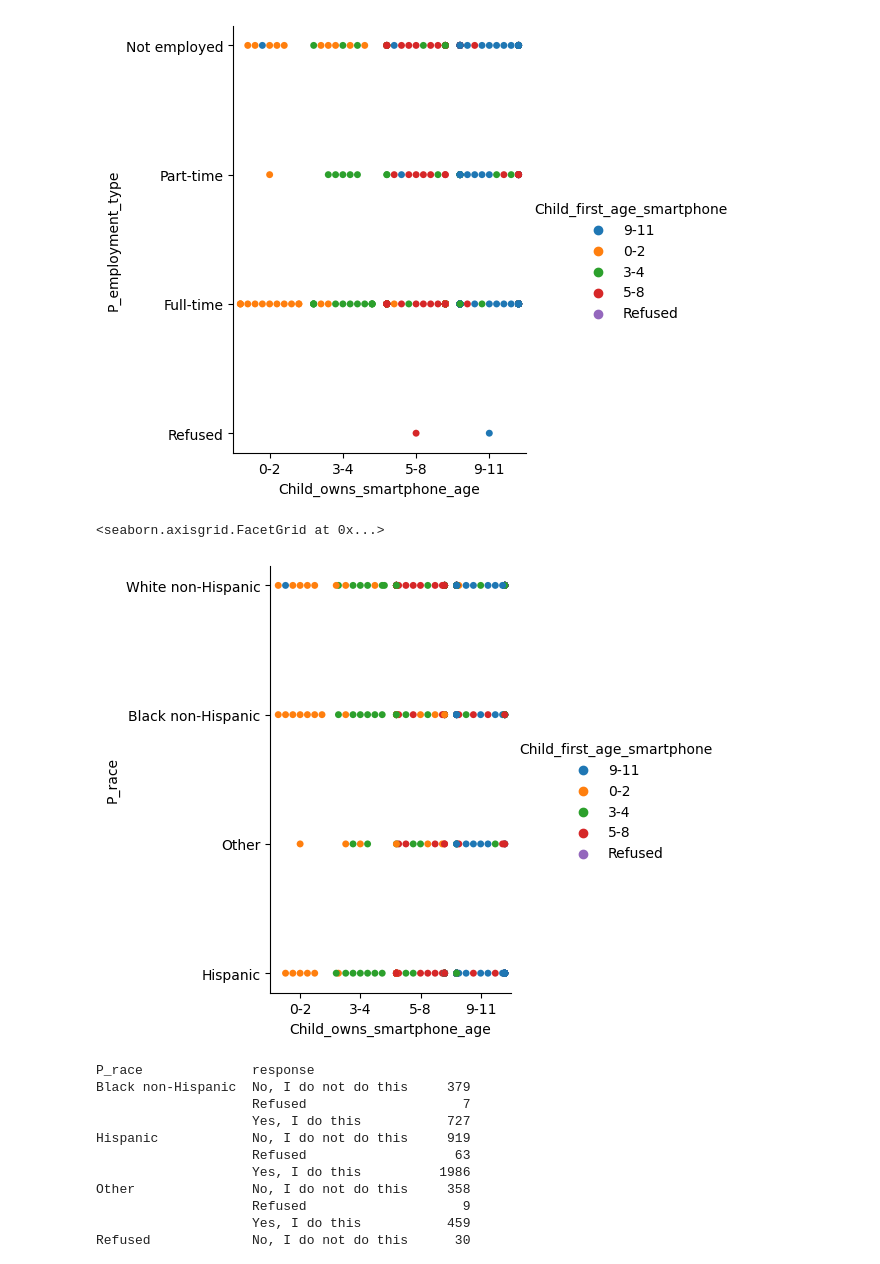
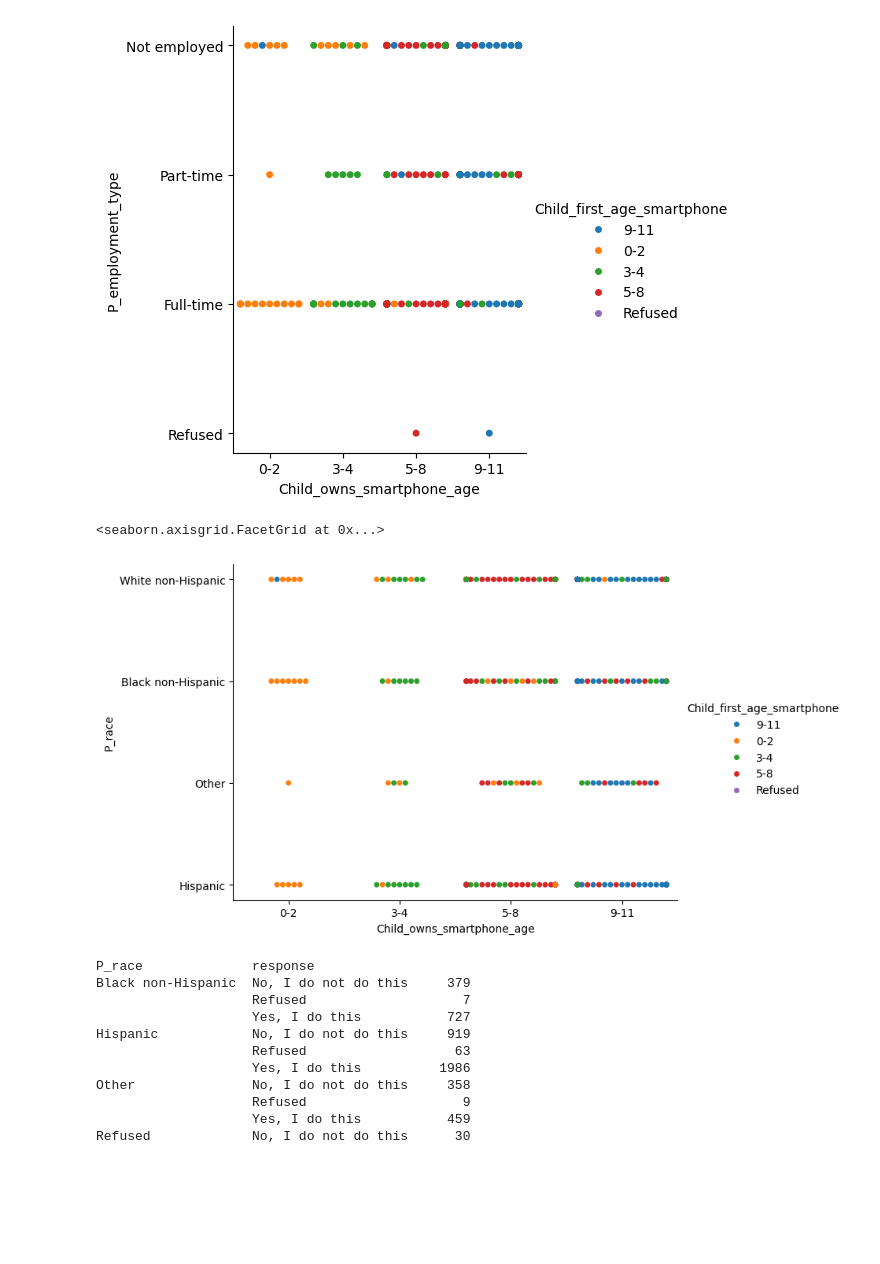
Before and after one commit to tyz-sd/Parenting-children-in-the-age-of-screens, a Jupyter notebook: Initial_visualizations.ipynb, the cells around one changed output. Cells and saved outputs as stored; diff of their text form; code cells hidden in the pictures; blank space fills up the shorter version.

```diff
--- a/Initial_visualizations.ipynb
+++ b/Initial_visualizations.ipynb
@@ -210,10 +212,10 @@ sns.catplot(kind='swarm',data=data,x='Child_owns_smartphone_age',y='P_employment
 <seaborn.axisgrid.FacetGrid at 0x...>
 [figure]
 # %%
-sns.catplot(kind='swarm',data=data,x='Child_owns_smartphone_age',y='P_race',order=['0-2','3-4','5-8','9-11'],hue='Child_first_age_smartphone') #,errorbar=None for lineplot
+sns.catplot(kind='swarm',data=data,x='Child_owns_smartphone_age',y='P_race',order=['0-2','3-4','5-8','9-11'],hue='Child_first_age_smartphone',aspect=1.6) #,errorbar=None for lineplot
 # %% [output]
 <seaborn.axisgrid.FacetGrid at 0x...>
-[figure, old version]
+[figure, new version]
 # %%
 dfm4=data[['MNT_websites','MNT_take_away_mobile','MNT_screentime','MNT_call_records','MNT_parental_controls','MNT_socialmedia','MNT_gps','P_race']].melt(var_name='monitor_child_activities',value_name='response',id_vars='P_race')
 # %%
```
Also changed, not shown: parts of 17 cells of this notebook, 1 other file.
